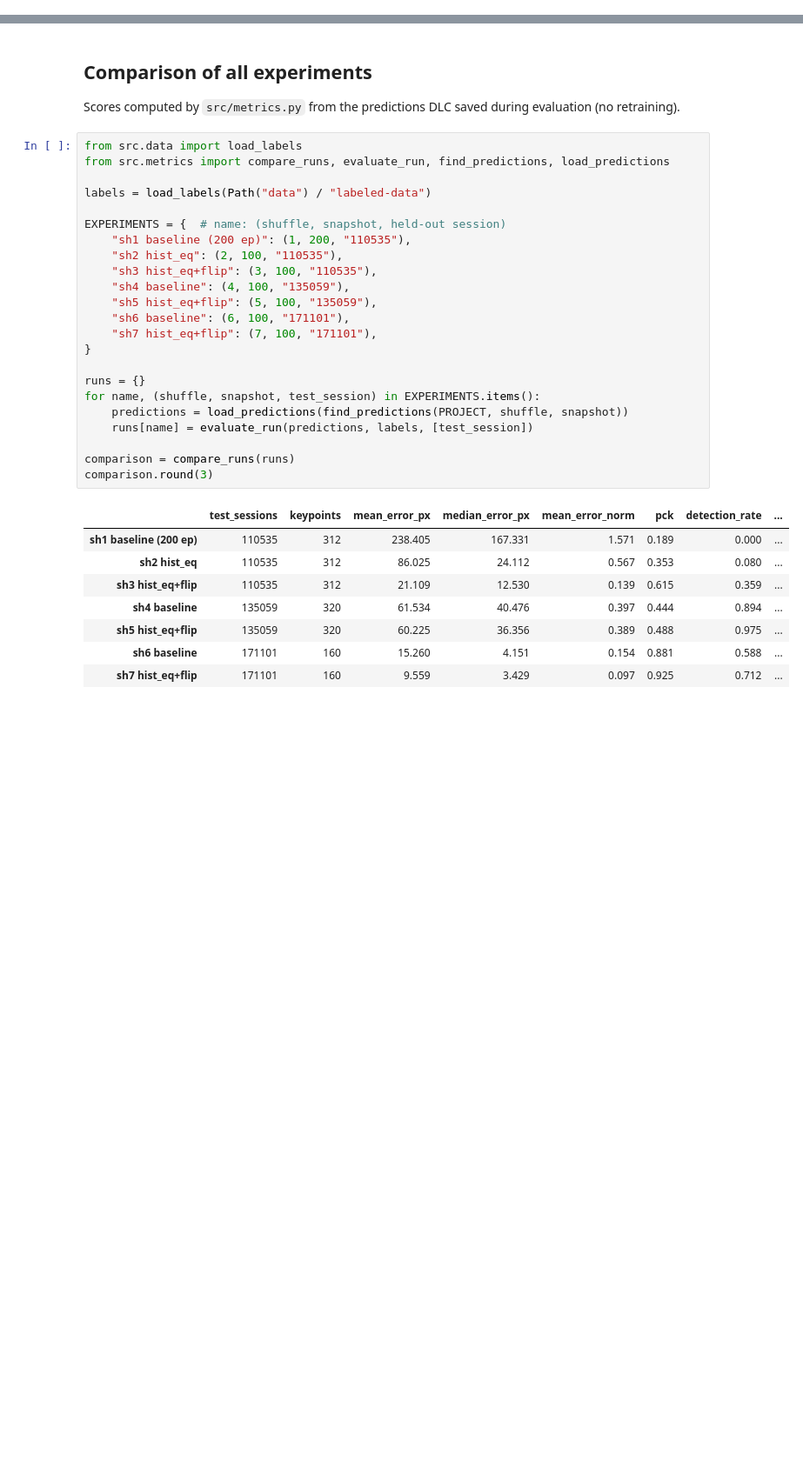
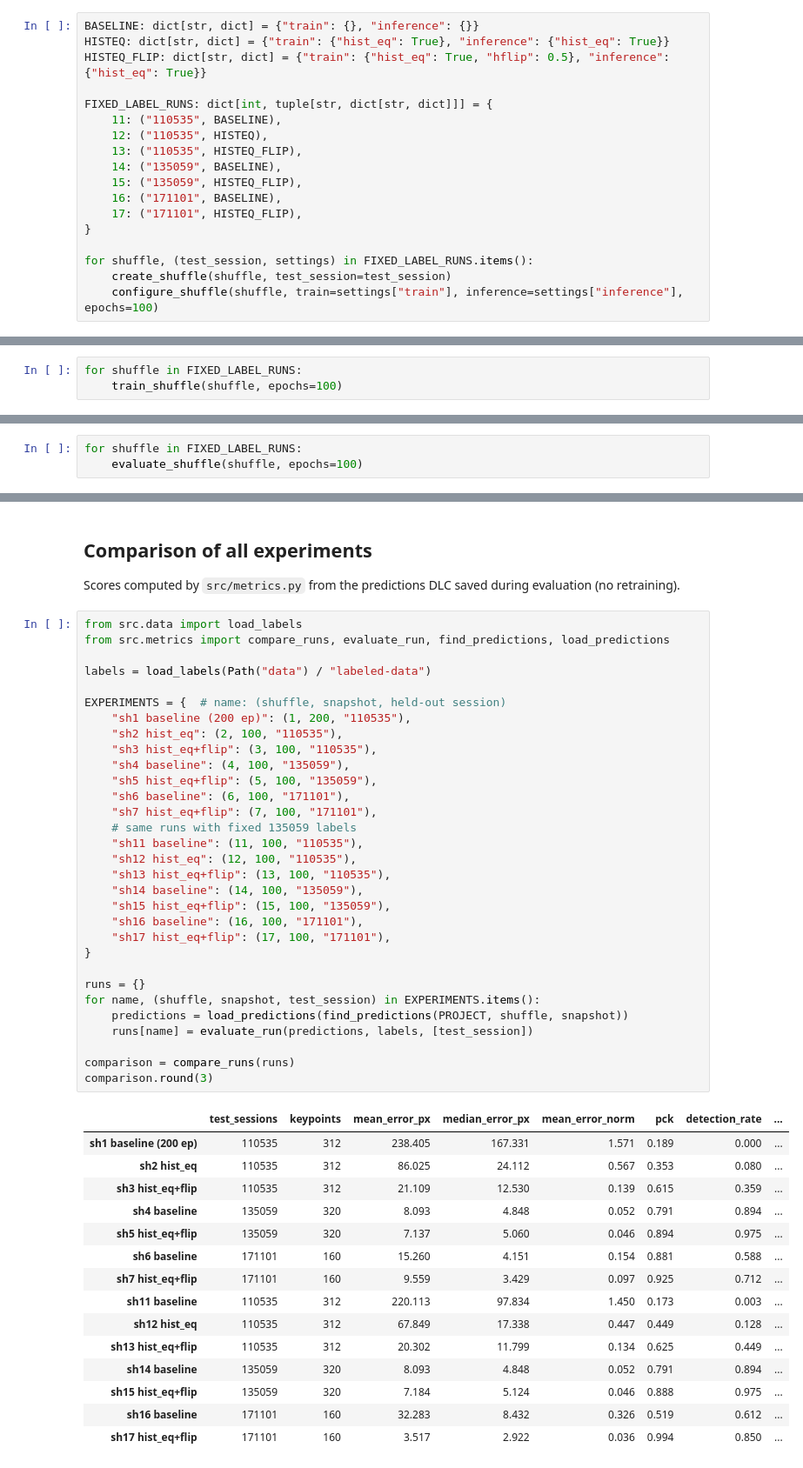
Before and after one commit to MadaMada08/ml4science-priestleylab, a Jupyter notebook: experiments_edouard.ipynb, the cells around one changed output, grey strips where cells are left out. Shown at 87% size. Saved outputs shown, nothing was run; the diff lists cells and outputs as text; blank space fills up the shorter version.

Commit message:
Rerun experiments with fixed 135059 labels

```diff
--- a/experiments_edouard.ipynb
+++ b/experiments_edouard.ipynb
@@ -278,0 +215,18 @@ Per-bodypart evaluation results (DLC_Resnet50_pupilNov13shuffle7_snapshot_100-ke
+# %%
+BASELINE: dict[str, dict] = {"train": {}, "inference": {}}
+HISTEQ: dict[str, dict] = {"train": {"hist_eq": True}, "inference": {"hist_eq": True}}
+HISTEQ_FLIP: dict[str, dict] = {"train": {"hist_eq": True, "hflip": 0.5}, "inference": {"hist_eq": True}}
+
+FIXED_LABEL_RUNS: dict[int, tuple[str, dict[str, dict]]] = {
+    11: ("110535", BASELINE),
+    12: ("110535", HISTEQ),
+    13: ("110535", HISTEQ_FLIP),
+    14: ("135059", BASELINE),
+    15: ("135059", HISTEQ_FLIP),
+    16: ("171101", BASELINE),
+    17: ("171101", HISTEQ_FLIP),
+}
+
+for shuffle, (test_session, settings) in FIXED_LABEL_RUNS.items():
+    create_shuffle(shuffle, test_session=test_session)
+    configure_shuffle(shuffle, train=settings["train"], inference=settings["inference"], epochs=100)
@@ -278,0 +251,3 @@ Per-bodypart evaluation results (DLC_Resnet50_pupilNov13shuffle7_snapshot_100-ke
+# %%
+for shuffle in FIXED_LABEL_RUNS:
+    train_shuffle(shuffle, epochs=100)
@@ -278,0 +272,3 @@ Per-bodypart evaluation results (DLC_Resnet50_pupilNov13shuffle7_snapshot_100-ke
+# %%
+for shuffle in FIXED_LABEL_RUNS:
+    evaluate_shuffle(shuffle, epochs=100)
@@ -283,32 +409,47 @@ Scores computed by `src/metrics.py` from the predictions DLC saved during evalua
 # %%
 from src.data import load_labels
 from src.metrics import compare_runs, evaluate_run, find_predictions, load_predictions
 
 labels = load_labels(Path("data") / "labeled-data")
 
 EXPERIMENTS = {  # name: (shuffle, snapshot, held-out session)
     "sh1 baseline (200 ep)": (1, 200, "110535"),
     "sh2 hist_eq": (2, 100, "110535"),
     "sh3 hist_eq+flip": (3, 100, "110535"),
     "sh4 baseline": (4, 100, "135059"),
     "sh5 hist_eq+flip": (5, 100, "135059"),
     "sh6 baseline": (6, 100, "171101"),
     "sh7 hist_eq+flip": (7, 100, "171101"),
+    # same runs with fixed 135059 labels
+    "sh11 baseline": (11, 100, "110535"),
+    "sh12 hist_eq": (12, 100, "110535"),
+    "sh13 hist_eq+flip": (13, 100, "110535"),
+    "sh14 baseline": (14, 100, "135059"),
+    "sh15 hist_eq+flip": (15, 100, "135059"),
+    "sh16 baseline": (16, 100, "171101"),
+    "sh17 hist_eq+flip": (17, 100, "171101"),
 }
 
 runs = {}
 for name, (shuffle, snapshot, test_session) in EXPERIMENTS.items():
     predictions = load_predictions(find_predictions(PROJECT, shuffle, snapshot))
     runs[name] = evaluate_run(predictions, labels, [test_session])
 
 comparison = compare_runs(runs)
 comparison.round(3)
 # %% [output]
 |  | test_sessions | keypoints | mean_error_px | median_error_px | mean_error_norm | pck | detection_rate | ... |
 | sh1 baseline (200 ep) | 110535 | 312 | 238.405 | 167.331 | 1.571 | 0.189 | 0.000 | ... |
 | sh2 hist_eq | 110535 | 312 | 86.025 | 24.112 | 0.567 | 0.353 | 0.080 | ... |
 | sh3 hist_eq+flip | 110535 | 312 | 21.109 | 12.530 | 0.139 | 0.615 | 0.359 | ... |
-| sh4 baseline | 135059 | 320 | 61.534 | 40.476 | 0.397 | 0.444 | 0.894 | ... |
-| sh5 hist_eq+flip | 135059 | 320 | 60.225 | 36.356 | 0.389 | 0.488 | 0.975 | ... |
+| sh4 baseline | 135059 | 320 | 8.093 | 4.848 | 0.052 | 0.791 | 0.894 | ... |
+| sh5 hist_eq+flip | 135059 | 320 | 7.137 | 5.060 | 0.046 | 0.894 | 0.975 | ... |
 | sh6 baseline | 171101 | 160 | 15.260 | 4.151 | 0.154 | 0.881 | 0.588 | ... |
 | sh7 hist_eq+flip | 171101 | 160 | 9.559 | 3.429 | 0.097 | 0.925 | 0.712 | ... |
+| sh11 baseline | 110535 | 312 | 220.113 | 97.834 | 1.450 | 0.173 | 0.003 | ... |
+| sh12 hist_eq | 110535 | 312 | 67.849 | 17.338 | 0.447 | 0.449 | 0.128 | ... |
+| sh13 hist_eq+flip | 110535 | 312 | 20.302 | 11.799 | 0.134 | 0.625 | 0.449 | ... |
+| sh14 baseline | 135059 | 320 | 8.093 | 4.848 | 0.052 | 0.791 | 0.894 | ... |
+| sh15 hist_eq+flip | 135059 | 320 | 7.184 | 5.124 | 0.046 | 0.888 | 0.975 | ... |
+| sh16 baseline | 171101 | 160 | 32.283 | 8.432 | 0.326 | 0.519 | 0.612 | ... |
+| sh17 hist_eq+flip | 171101 | 160 | 3.517 | 2.922 | 0.036 | 0.994 | 0.850 | ... |
```
Also changed, not shown: parts of 8 cells of this notebook, 2 other files.
